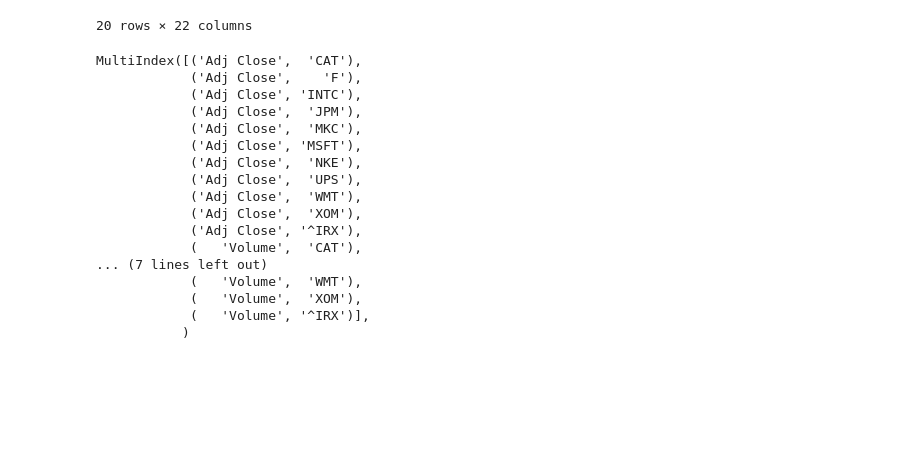
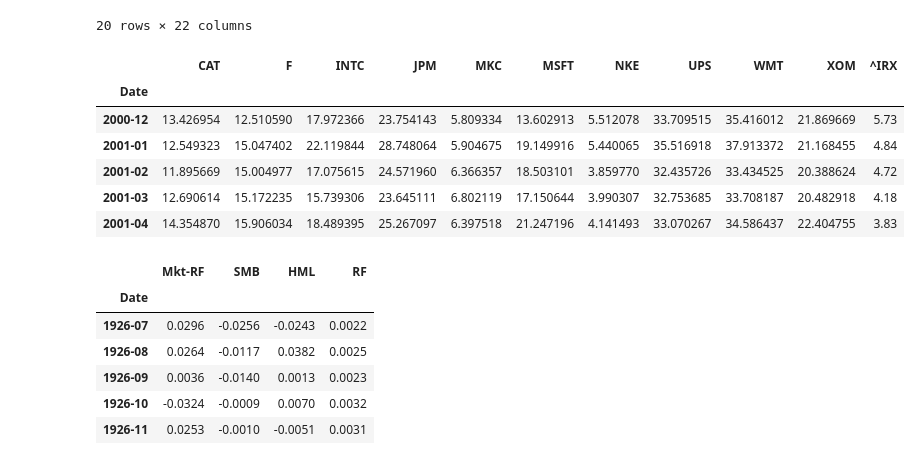
Before and after one commit to maxbranting/investment-theory, a Jupyter notebook: portfolio.ipynb, the cells around one changed output. Drawn from its saved outputs; the diff is of its cells as text; code cells hidden in the pictures; blank space fills up the shorter version.

```diff
--- a/portfolio.ipynb
+++ b/portfolio.ipynb
@@ -70,3 +70,14 @@ dftest.head(20)
 | 2002-06 | 14.491583 | 9.026223 | 10.964849 | 18.675625 | 8.541234 | 17.154572 | 5.339655 | 36.146221 | 36.972023 | 21.288706 | ... | ... |
 | 2002-07 | 13.233379 | 7.598953 | 11.276931 | 13.742438 | 7.577254 | 15.047092 | 4.911560 | 38.247669 | 33.096115 | 19.124456 | ... | ... |
 20 rows × 22 columns
+# %%
+df1 = dftest['Adj Close']
+df1.head()
+# %% [output]
+|  | CAT | F | INTC | JPM | MKC | MSFT | NKE | UPS | WMT | XOM | ^IRX |
+| Date |  |  |  |  |  |  |  |  |  |  |  |
+| 2000-12 | 13.426954 | 12.510590 | 17.972366 | 23.754143 | 5.809334 | 13.602913 | 5.512078 | 33.709515 | 35.416012 | 21.869669 | 5.73 |
+| 2001-01 | 12.549323 | 15.047402 | 22.119844 | 28.748064 | 5.904675 | 19.149916 | 5.440065 | 35.516918 | 37.913372 | 21.168455 | 4.84 |
+| 2001-02 | 11.895669 | 15.004977 | 17.075615 | 24.571960 | 6.366357 | 18.503101 | 3.859770 | 32.435726 | 33.434525 | 20.388624 | 4.72 |
+| 2001-03 | 12.690614 | 15.172235 | 15.739306 | 23.645111 | 6.802119 | 17.150644 | 3.990307 | 32.753685 | 33.708187 | 20.482918 | 4.18 |
+| 2001-04 | 14.354870 | 15.906034 | 18.489395 | 25.267097 | 6.397518 | 21.247196 | 4.141493 | 33.070267 | 34.586437 | 22.404755 | 3.83 |
@@ -73,22 +86,19 @@ dftest.head(20)
 # %%
 save_to_desktop(dftest, 'data')
-# %%
-dftest.columns
-# %% [output]
-MultiIndex([('Adj Close',  'CAT'),
-            ('Adj Close',    'F'),
-            ('Adj Close', 'INTC'),
-            ('Adj Close',  'JPM'),
-            ('Adj Close',  'MKC'),
-            ('Adj Close', 'MSFT'),
-            ('Adj Close',  'NKE'),
-            ('Adj Close',  'UPS'),
-            ('Adj Close',  'WMT'),
-            ('Adj Close',  'XOM'),
-            ('Adj Close', '^IRX'),
-            (   'Volume',  'CAT'),
-... (7 lines left out)
-            (   'Volume',  'WMT'),
-            (   'Volume',  'XOM'),
-            (   'Volume', '^IRX')],
-           )
+# %%
+fama = pd.read_csv(r"C:\Users\maxim\Desktop\F-F_Research_Data_Factors.CSV", sep=';')
+fama['Date'] = fama['Date'].astype('string')
+
+fama['Date']= pd.to_datetime(fama['Date'], format='%Y%m')
+fama.set_index('Date', inplace=True)
+fama.index = fama.index.to_period('m')
+fama = fama.divide(100)
+fama.head()
+# %% [output]
+|  | Mkt-RF | SMB | HML | RF |
+| Date |  |  |  |  |
+| 1926-07 | 0.0296 | -0.0256 | -0.0243 | 0.0022 |
+| 1926-08 | 0.0264 | -0.0117 | 0.0382 | 0.0025 |
+| 1926-09 | 0.0036 | -0.0140 | 0.0013 | 0.0023 |
+| 1926-10 | -0.0324 | -0.0009 | 0.0070 | 0.0032 |
+| 1926-11 | 0.0253 | -0.0010 | -0.0051 | 0.0031 |
```
Also changed, not shown: parts of 8 cells of this notebook.
